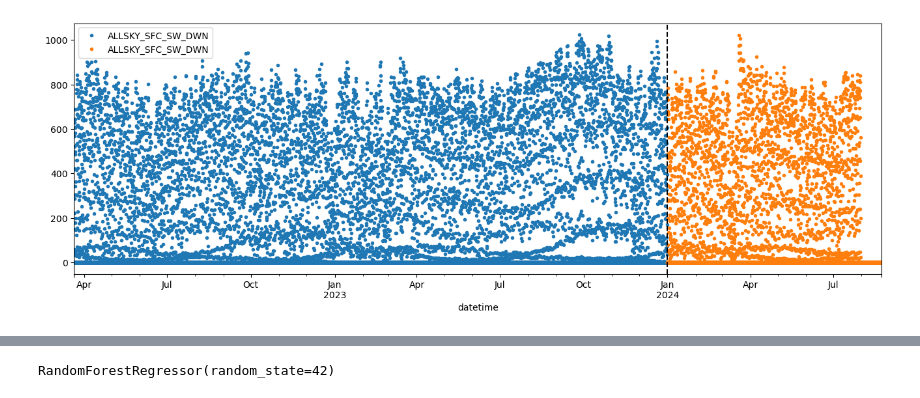
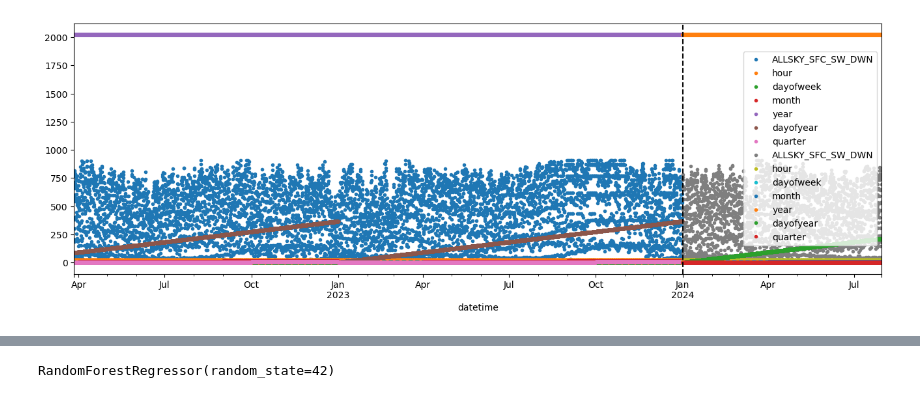
Before and after one commit to Ruhe54/Forecasting_Irradiance, a Jupyter notebook: RandomForest.ipynb, the cells around one changed output, grey strips where cells are left out. Drawn from its saved outputs; the diff is of its cells as text; code cells hidden in the pictures.

```diff
--- a/RandomForest.ipynb
+++ b/RandomForest.ipynb
@@ -49,5 +53,5 @@ df.head()
 # %%
-new_df = df[['datetime','ALLSKY_SFC_SW_DWN']]
+new_df = df[['datetime','ALLSKY_SFC_SW_DWN','hour','dayofweek','month','year','dayofyear','quarter']]
 new_df = new_df.set_index('datetime')
-new_df.head()
+new_df
 # %% [output]
@@ -66,11 +72,11 @@ new_df['ALLSKY_SFC_SW_DWN'].plot(style='.', figsize=(17,5))
 # %%
-train = new_df.loc[new_df.index < '01-01-2024']
-test = new_df.loc[new_df.index >= '01-01-2024']
+train = new_df.loc[new_df.index < '01-01-2024 00:00:00']
+test = new_df.loc[new_df.index >= '01-01-2024 00:00:00']
 
 fig, ax = plt.subplots(figsize=(16,5))
 train.plot(ax=ax , label='train',style='.')
 test.plot(ax=ax, label='test',style='.')
 ax.axvline('01-01-2024',color='black',ls='--')
 plt.show()
 # %% [output]
-[figure, old version]
+[figure, new version]
```
Also changed, not shown: parts of 21 cells of this notebook.
